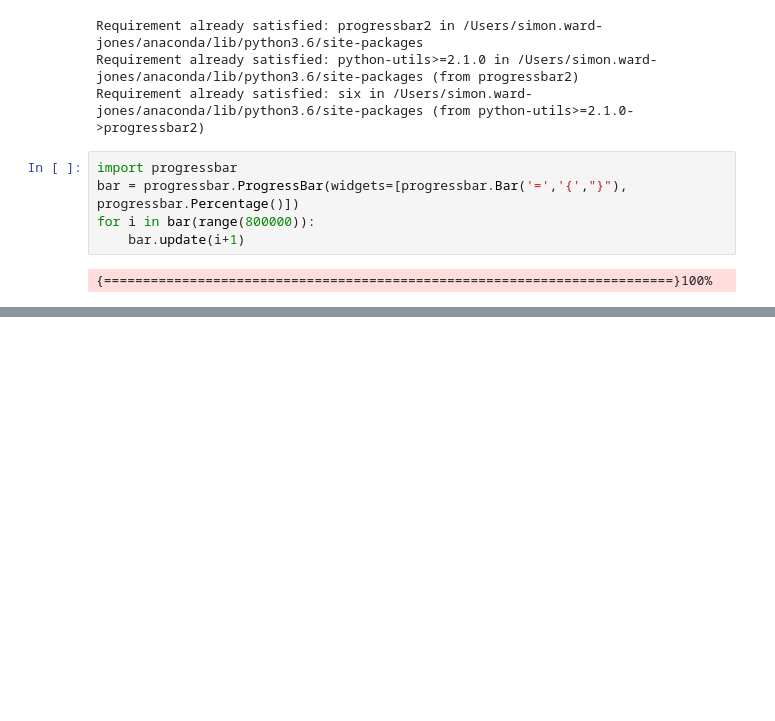
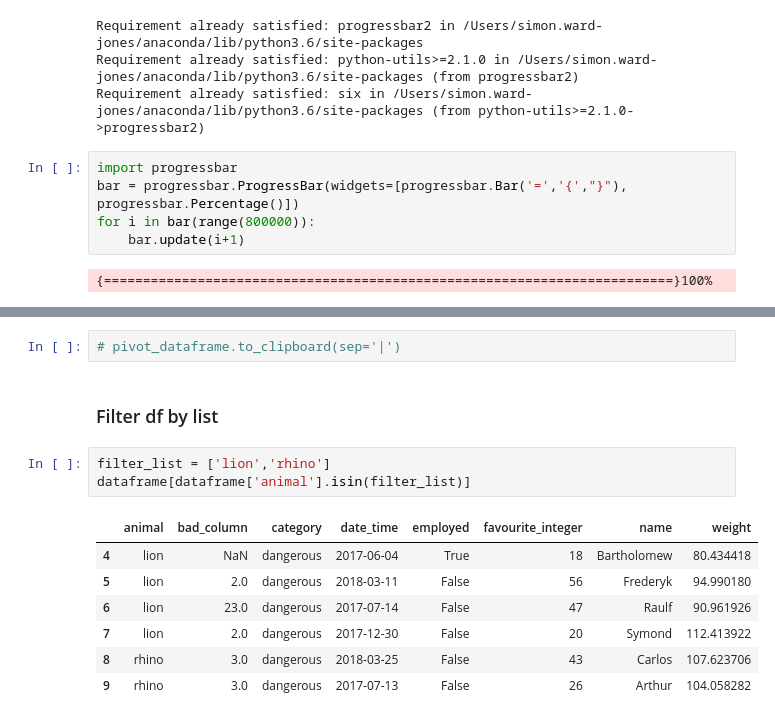
Before and after one commit to simonwardjones/forget-code, a Jupyter notebook: Python/learnPandas.ipynb, the cells around one changed output, grey strips where cells are left out. Drawn from its saved outputs; the diff is of its cells as text; blank space fills up the shorter version.

```diff
--- a/Python/learnPandas.ipynb
+++ b/Python/learnPandas.ipynb
@@ -359,0 +413,15 @@ for i in bar(range(800000)):
+# %%
+# pivot_dataframe.to_clipboard(sep='|')
+# %% [markdown]
+### Filter df by list
+# %%
+filter_list = ['lion','rhino']
+dataframe[dataframe['animal'].isin(filter_list)]
+# %% [output]
+|  | animal | bad_column | category | date_time | employed | favourite_integer | name | weight |
+| 4 | lion | NaN | dangerous | 2017-06-04 | True | 18 | Bartholomew | 80.434418 |
+| 5 | lion | 2.0 | dangerous | 2018-03-11 | False | 56 | Frederyk | 94.990180 |
+| 6 | lion | 23.0 | dangerous | 2017-07-14 | False | 47 | Raulf | 90.961926 |
+| 7 | lion | 2.0 | dangerous | 2017-12-30 | False | 20 | Symond | 112.413922 |
+| 8 | rhino | 3.0 | dangerous | 2018-03-25 | False | 43 | Carlos | 107.623706 |
+| 9 | rhino | 3.0 | dangerous | 2017-07-13 | False | 26 | Arthur | 104.058282 |
```
Also changed, not shown: parts of 14 cells of this notebook, 1 other file.
